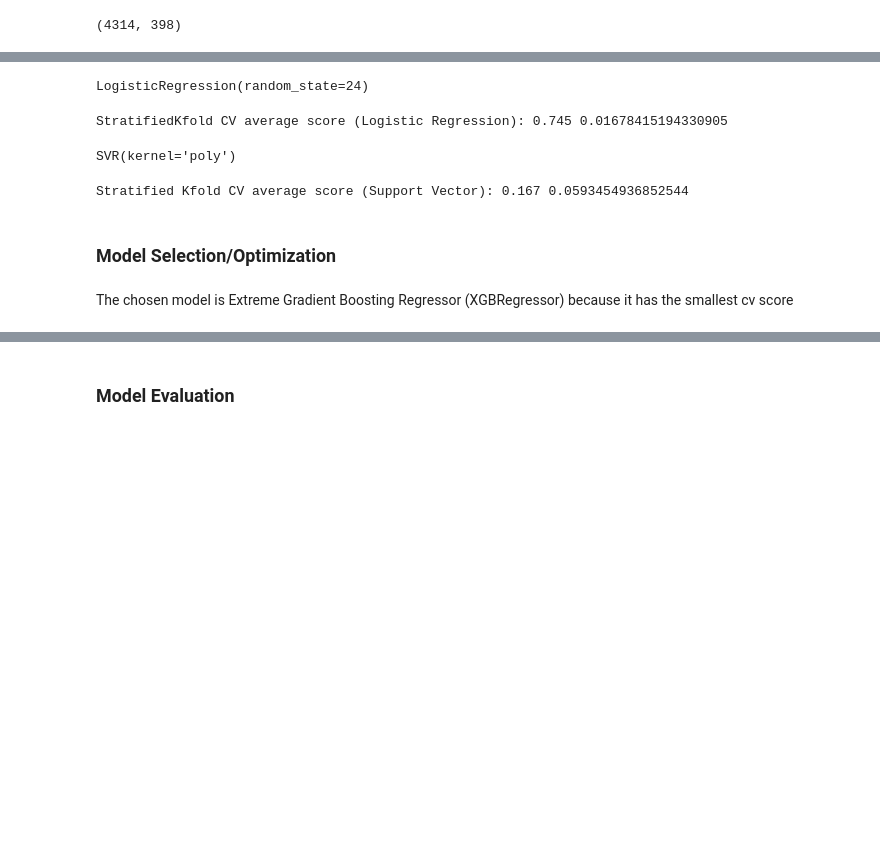
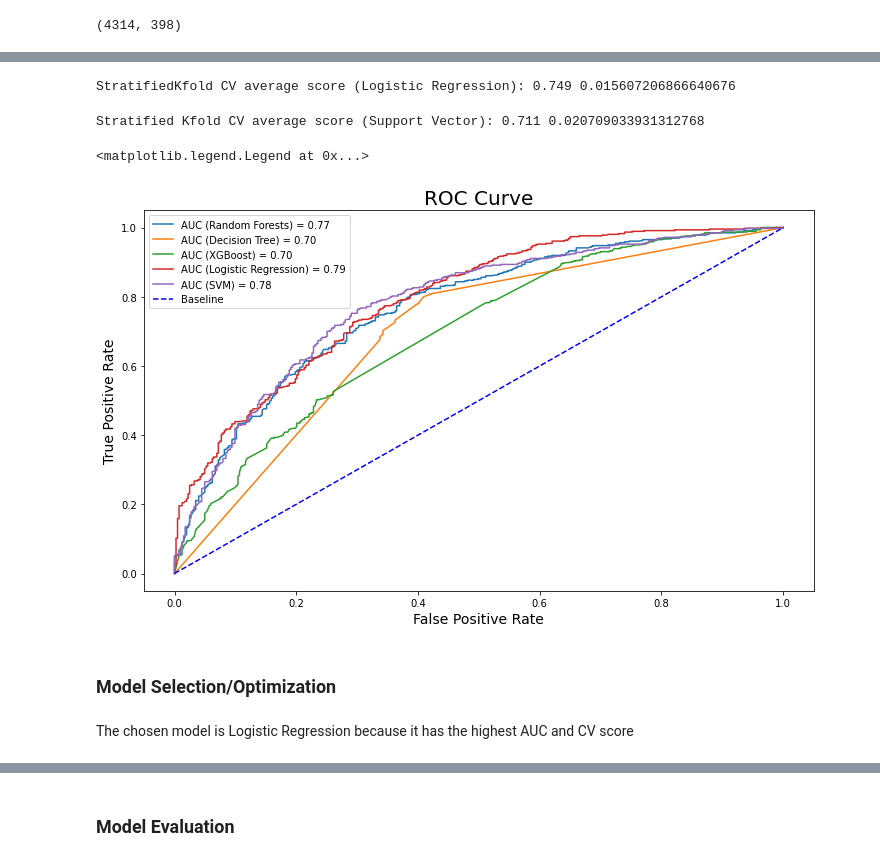
Before and after one commit to nagamouni/Capstone_project_ridge_lasso, a Jupyter notebook: Hamoye_Capstone_Project.ipynb, the cells around one changed output, grey strips where cells are left out. Cells and saved outputs as stored; diff of their text form; code cells hidden in the pictures; blank space fills up the shorter version.

```diff
--- a/Hamoye_Capstone_Project.ipynb
+++ b/Hamoye_Capstone_Project.ipynb
@@ -486,2 +509,6 @@ XGBRegressor(random_state=24)
+# %%
+xgbc = XGBClassifier(random_state=24, tree_method='gpu_hist', gpu_id=0)
+xgbc.fit(x_train, y_train)
+prob_xgbc = xgbc.predict_proba(x_test)[:, 1]
 # %%
 # use mean and std to check how the model performed across different sets
@@ -502,24 +519,52 @@ Stratified Kfold CV average score (XGBoost): 0.167 0.0196100901285841
 # %%
 lgr = LogisticRegression(random_state=24)
 lgr.fit(x_train, y_train)
+prob_lgr = lgr.predict_proba(x_test)[:, 1]
-# %% [output]
-LogisticRegression(random_state=24)
 # %%
-lgr_scores = cross_val_score(lgr, x_train, y_train, cv=skfold)
+lgr_scores = cross_val_score(lgr, x_train, y_train, cv=skfold, scoring='accuracy')
 print("StratifiedKfold CV average score (Logistic Regression): %.3f" % lgr_scores.mean(), lgr_scores.std())
 # %% [output]
-StratifiedKfold CV average score (Logistic Regression): 0.745 0.01678415194330905
+StratifiedKfold CV average score (Logistic Regression): 0.749 0.015607206866640676
-# %%
-svr = SVR(kernel = 'poly')
-svr.fit(x_train, y_train)
-# %% [output]
-SVR(kernel='poly')
+# %%
+svc = SVC(kernel = 'poly', random_state=24, probability=True)
+svc.fit(x_train, y_train)
+prob_svc = svc.predict_proba(x_test)[:, 1]
 # %%
-svr_scores = cross_val_score(svr, x_train, y_train, cv=skfold)
-print("Stratified Kfold CV average score (Support Vector): %.3f" % svr_scores.mean(), svr_scores.std())
+svc_scores = cross_val_score(svc, x_train, y_train, cv=skfold, scoring='accuracy')
+print("Stratified Kfold CV average score (Support Vector): %.3f" % svc_scores.mean(), svc_scores.std())
 # %% [output]
-Stratified Kfold CV average score (Support Vector): 0.167 0.0593454936852544
+Stratified Kfold CV average score (Support Vector): 0.711 0.020709033931312768
+# %%
+auc_lgr = roc_auc_score(y_test, prob_lgr)
+fpr_lgr, tpr_lgr, thresholds_lgr = roc_curve(y_test, prob_lgr)
+
+auc_dtr = roc_auc_score(y_test, prob_dtr)
+fpr_dtr, tpr_dtr, thresholds_dtr = roc_curve(y_test, prob_dtr)
+
+auc_rfc = roc_auc_score(y_test, prob_rfc)
+fpr_rfc, tpr_rfc, thresholds_rfc = roc_curve(y_test, prob_rfc)
+
+auc_xgbc = roc_auc_score(y_test, prob_xgbc)
+fpr_xgbc, tpr_xgbc, thresholds_xg = roc_curve(y_test, prob_xgbc)
+
+auc_svc = roc_auc_score(y_test, prob_svc)
+fpr_svc, tpr_svc, thresholds_svc = roc_curve(y_test, prob_svc)
+
+plt.figure(figsize=(12, 7))
+plt.plot(fpr_rfc, tpr_rfc, label=f'AUC (Random Forests) = {auc_rfc:.2f}')
+plt.plot(fpr_dtr, tpr_dtr, label=f'AUC (Decision Tree) = {auc_dtr:.2f}')
+plt.plot(fpr_xgbc, tpr_xgbc, label=f'AUC (XGBoost) = {auc_xgbc:.2f}')
+plt.plot(fpr_lgr, tpr_lgr, label=f'AUC (Logistic Regression) = {auc_lgr:.2f}')
+plt.plot(fpr_svc, tpr_svc, label=f'AUC (SVM) = {auc_svc:.2f}')
+plt.plot([0, 1], [0, 1], color='blue', linestyle='--', label='Baseline')
+plt.title('ROC Curve', size=20)
+plt.xlabel('False Positive Rate', size=14)
+plt.ylabel('True Positive Rate', size=14)
+plt.legend()
+# %% [output]
+<matplotlib.legend.Legend at 0x...>
+[figure, added]
 # %% [markdown]
 ### **Model Selection/Optimization**
 # %% [markdown]
-The chosen model is Extreme Gradient Boosting Regressor (XGBRegressor) because it has the smallest cv score
+The chosen model is Logistic Regression because it has the highest AUC and CV score
```
Also changed, not shown: parts of 23 cells of this notebook.
